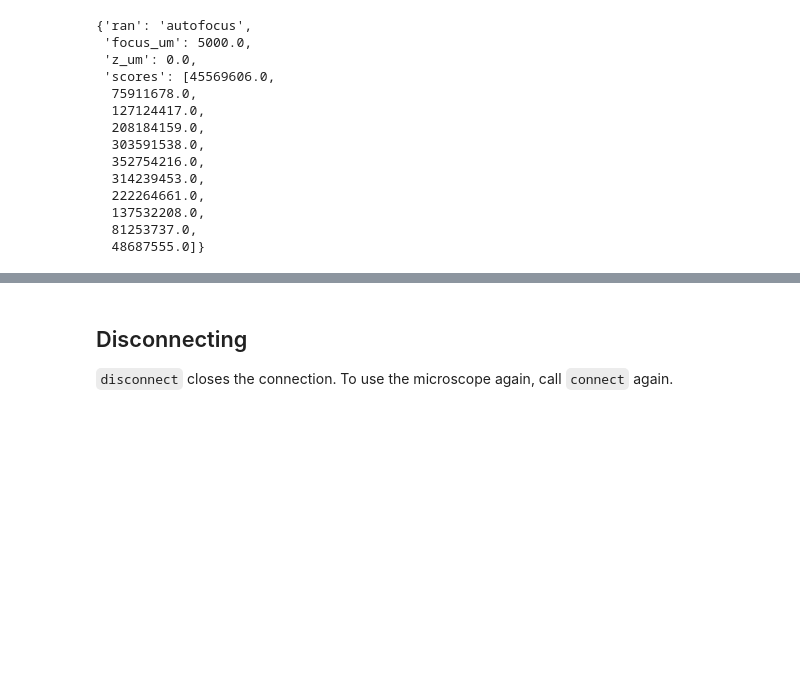
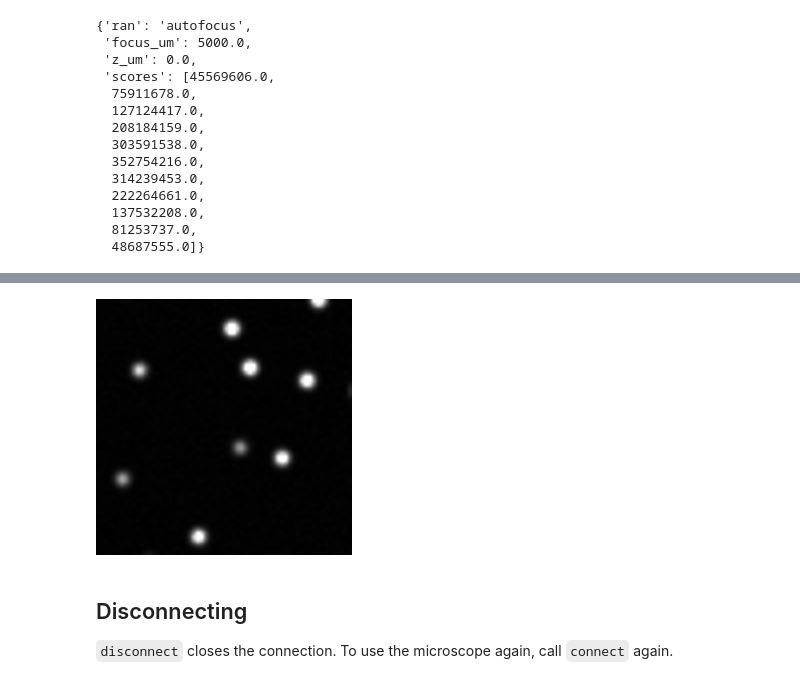
Before and after one commit to thomdehoog/ZMART-controller, a Jupyter notebook: docs/1_use_the_controller/tutorial.ipynb, the cells around one changed output, grey strips where cells are left out. Drawn from its saved outputs; the diff is of its cells as text; code cells hidden in the pictures; blank space fills up the shorter version.

Commit message:
Part 1 notebook shows an image from the mock

```diff
--- a/docs/1_use_the_controller/tutorial.ipynb
+++ b/docs/1_use_the_controller/tutorial.ipynb
@@ -139,3 +143,13 @@ mic.run_procedure({"name": "autofocus", "range_um": 10, "step_um": 1})["content"
+# %%
+import numpy as np
+from PIL import Image
+
+answer = mic.acquire(position_label="A3")
+pixels = np.array(Image.open(answer["content"]["files"][0]), dtype=float)
+low, high = np.percentile(pixels, [1, 99.5])
+Image.fromarray(np.clip((pixels - low) / (high - low) * 255, 0, 255).astype("uint8")).resize((256, 256))
+# %% [output]
+[figure, added]
 # %% [markdown]
 ## Disconnecting
 
```
Also changed, not shown: parts of 1 cell of this notebook.
